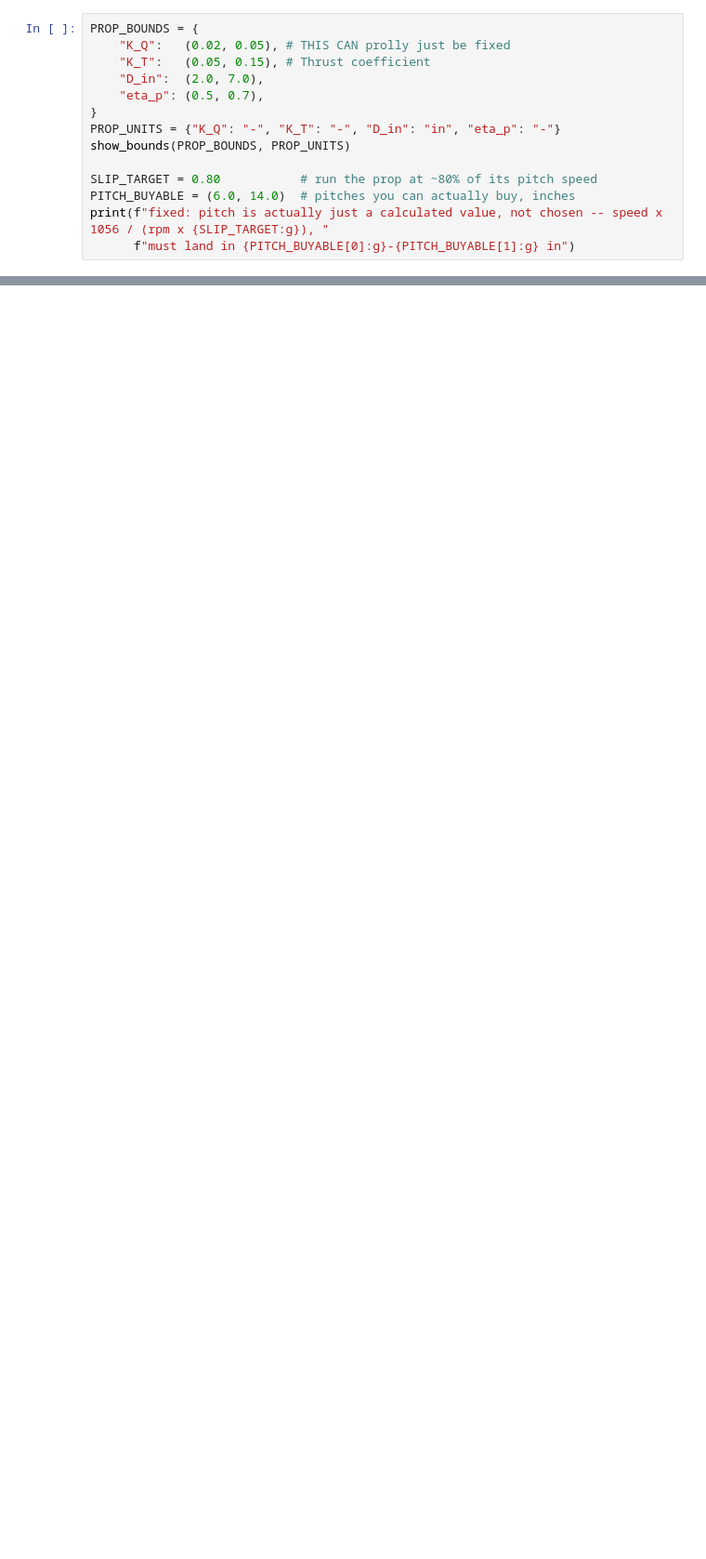
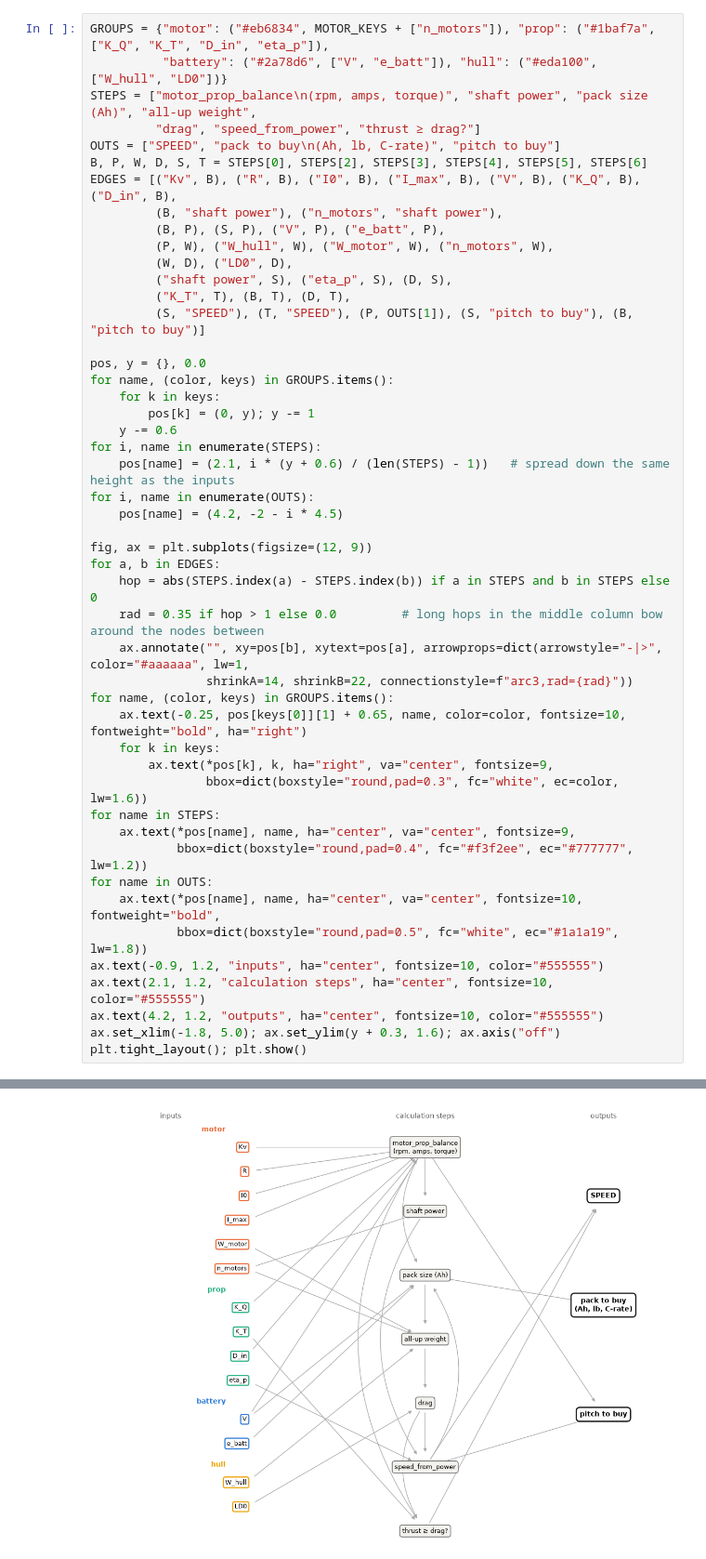
Before and after one commit to MarMar888/haav-modeling, a Jupyter notebook: prop_motor_battery/willmarley.ipynb, the cells around one changed output, grey strips where cells are left out. Shown at 93% size. Drawn from its saved outputs; the diff is of its cells as text; blank space fills up the shorter version.

```diff
--- a/prop_motor_battery/willmarley.ipynb
+++ b/prop_motor_battery/willmarley.ipynb
@@ -214,15 +182,49 @@ The inputs:
 # %%
-PROP_BOUNDS = {
-    "K_Q":   (0.02, 0.05), # THIS CAN prolly just be fixed
-    "K_T":   (0.05, 0.15), # Thrust coefficient
-    "D_in":  (2.0, 7.0),
-    "eta_p": (0.5, 0.7),
-}
-PROP_UNITS = {"K_Q": "-", "K_T": "-", "D_in": "in", "eta_p": "-"}
-show_bounds(PROP_BOUNDS, PROP_UNITS)
+GROUPS = {"motor": ("#eb6834", MOTOR_KEYS + ["n_motors"]), "prop": ("#1baf7a", ["K_Q", "K_T", "D_in", "eta_p"]),
+          "battery": ("#2a78d6", ["V", "e_batt"]), "hull": ("#eda100", ["W_hull", "LD0"])}
+STEPS = ["motor_prop_balance\n(rpm, amps, torque)", "shaft power", "pack size (Ah)", "all-up weight",
+         "drag", "speed_from_power", "thrust ≥ drag?"]
+OUTS = ["SPEED", "pack to buy\n(Ah, lb, C-rate)", "pitch to buy"]
+B, P, W, D, S, T = STEPS[0], STEPS[2], STEPS[3], STEPS[4], STEPS[5], STEPS[6]
+EDGES = [("Kv", B), ("R", B), ("I0", B), ("I_max", B), ("V", B), ("K_Q", B), ("D_in", B),
+         (B, "shaft power"), ("n_motors", "shaft power"),
+         (B, P), (S, P), ("V", P), ("e_batt", P),
+         (P, W), ("W_hull", W), ("W_motor", W), ("n_motors", W),
+         (W, D), ("LD0", D),
+         ("shaft power", S), ("eta_p", S), (D, S),
+         ("K_T", T), (B, T), (D, T),
+         (S, "SPEED"), (T, "SPEED"), (P, OUTS[1]), (S, "pitch to buy"), (B, "pitch to buy")]
 
-SLIP_TARGET = 0.80           # run the prop at ~80% of its pitch speed
-PITCH_BUYABLE = (6.0, 14.0)  # pitches you can actually buy, inches
-print(f"fixed: pitch is actually just a calculated value, not chosen -- speed x 1056 / (rpm x {SLIP_TARGET:g}), "
-      f"must land in {PITCH_BUYABLE[0]:g}-{PITCH_BUYABLE[1]:g} in")
+pos, y = {}, 0.0
+for name, (color, keys) in GROUPS.items():
+    for k in keys:
+        pos[k] = (0, y); y -= 1
+    y -= 0.6
+for i, name in enumerate(STEPS):
+    pos[name] = (2.1, i * (y + 0.6) / (len(STEPS) - 1))   # spread down the same height as the inputs
+for i, name in enumerate(OUTS):
+    pos[name] = (4.2, -2 - i * 4.5)
+
+fig, ax = plt.subplots(figsize=(12, 9))
+for a, b in EDGES:
+    hop = abs(STEPS.index(a) - STEPS.index(b)) if a in STEPS and b in STEPS else 0
+    rad = 0.35 if hop > 1 else 0.0         # long hops in the middle column bow around the nodes between
+    ax.annotate("", xy=pos[b], xytext=pos[a], arrowprops=dict(arrowstyle="-|>", color="#aaaaaa", lw=1,
+                shrinkA=14, shrinkB=22, connectionstyle=f"arc3,rad={rad}"))
+for name, (color, keys) in GROUPS.items():
+    ax.text(-0.25, pos[keys[0]][1] + 0.65, name, color=color, fontsize=10, fontweight="bold", ha="right")
+    for k in keys:
+        ax.text(*pos[k], k, ha="right", va="center", fontsize=9,
+                bbox=dict(boxstyle="round,pad=0.3", fc="white", ec=color, lw=1.6))
+for name in STEPS:
+    ax.text(*pos[name], name, ha="center", va="center", fontsize=9,
+            bbox=dict(boxstyle="round,pad=0.4", fc="#f3f2ee", ec="#777777", lw=1.2))
+for name in OUTS:
+    ax.text(*pos[name], name, ha="center", va="center", fontsize=10, fontweight="bold",
+            bbox=dict(boxstyle="round,pad=0.5", fc="white", ec="#1a1a19", lw=1.8))
+ax.text(-0.9, 1.2, "inputs", ha="center", fontsize=10, color="#555555")
+ax.text(2.1, 1.2, "calculation steps", ha="center", fontsize=10, color="#555555")
+ax.text(4.2, 1.2, "outputs", ha="center", fontsize=10, color="#555555")
+ax.set_xlim(-1.8, 5.0); ax.set_ylim(y + 0.3, 1.6); ax.axis("off")
+plt.tight_layout(); plt.show()
 # %% [output]
@@ -234,0 +231 @@ fixed: pitch is actually just a calculated value, not chosen -- speed x 1056 / (
+[figure, added]
```
Also changed, not shown: parts of 44 cells of this notebook, 3 other files.
